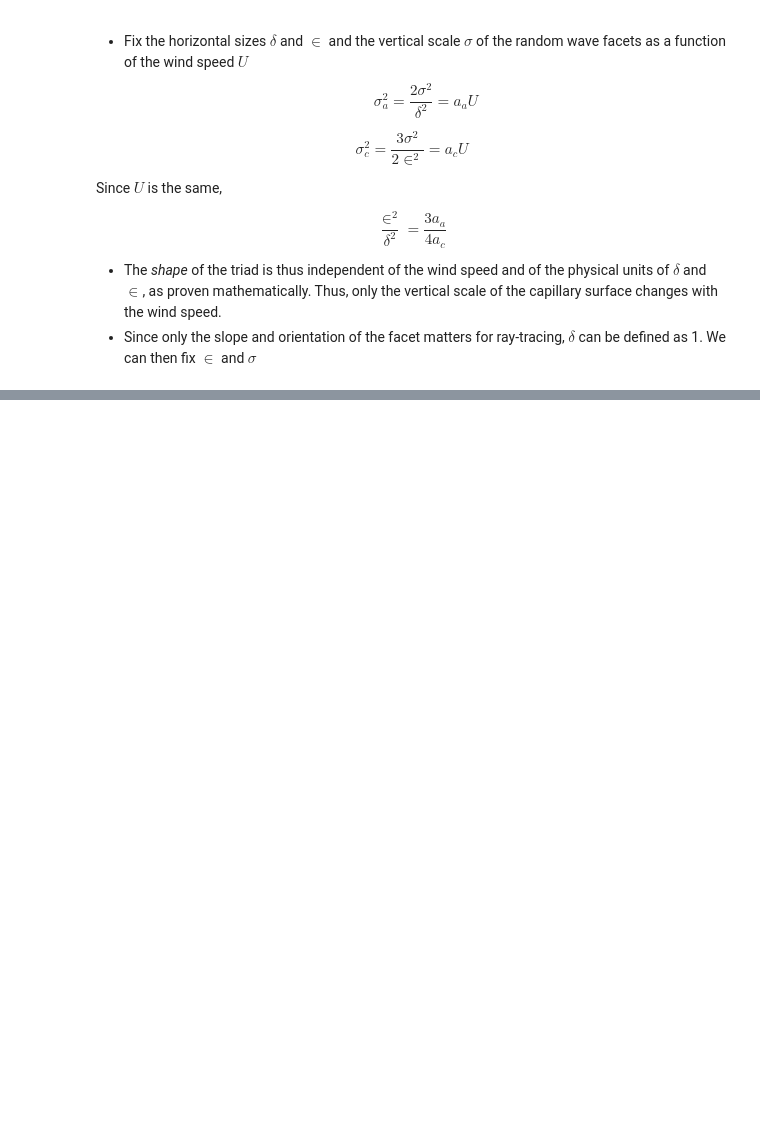
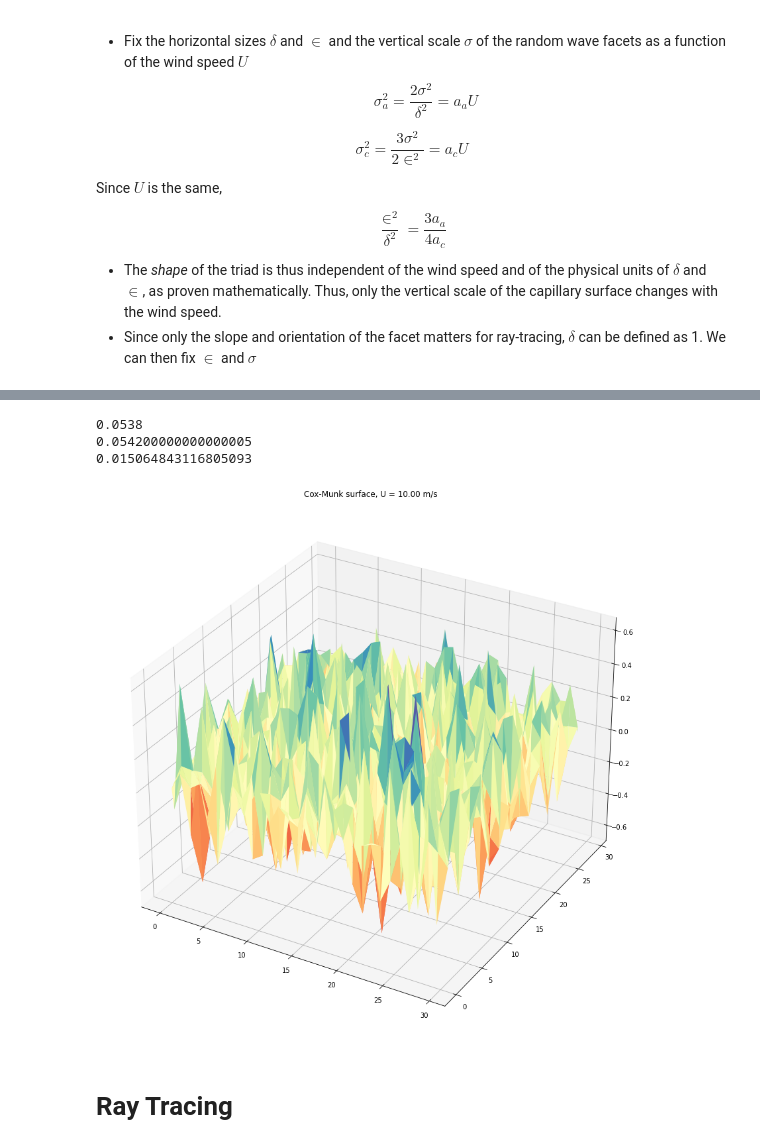
Before and after one commit to pakhuiying/wave_simulation, a Jupyter notebook: Cox_Munk_wave.ipynb, the cells around one changed output, grey strips where cells are left out. Saved outputs shown, nothing was run; the diff lists cells and outputs as text; code cells hidden in the pictures; blank space fills up the shorter version.

Commit message:
completed Cox-Munk hexagonal surface

```diff
--- a/Cox_Munk_wave.ipynb
+++ b/Cox_Munk_wave.ipynb
@@ -69,0 +95,26 @@ $$ \frac{\in^2}{\delta^2} = \frac{3 a_a}{4 a_c}$$
+# %%
+U = 10 #10 m/s
+sigma_a = 3.16*10**(-3)*U
+sigma_c = 0.003 + 1.92*10**(-3)*U
+sigma = sigma_a + sigma_c
+print(sigma)
+sigma = 0.003 + 5.12*10**(-3)*U
+print(sigma)
+np.random.seed(seed=4)
+n_dist = np.random.normal(loc=0,scale = np.sqrt(sigma),size = x.shape[0])
+print(np.mean(n_dist))
+# %% [output]
+0.0538
+0.054200000000000005
+0.015064843116805093
+# %%
+# Plot the surface.  The triangles in parameter space determine which x, y, z points are connected by an edge.
+ax = plt.figure(figsize=(15,15)).add_subplot(projection='3d')
+# ax = Axes3D(ax)
+ax.plot_trisurf(triang,n_dist, linewidth=0.2, antialiased=True,cmap=plt.cm.Spectral) #3d surface
+ax.set_title("Cox-Munk surface, U = {:.2f} m/s".format(U))
+plt.show()
+# %% [output]
+[figure, added]
+# %% [markdown]
+# Ray Tracing
```
Also changed, not shown: parts of 6 cells of this notebook.
